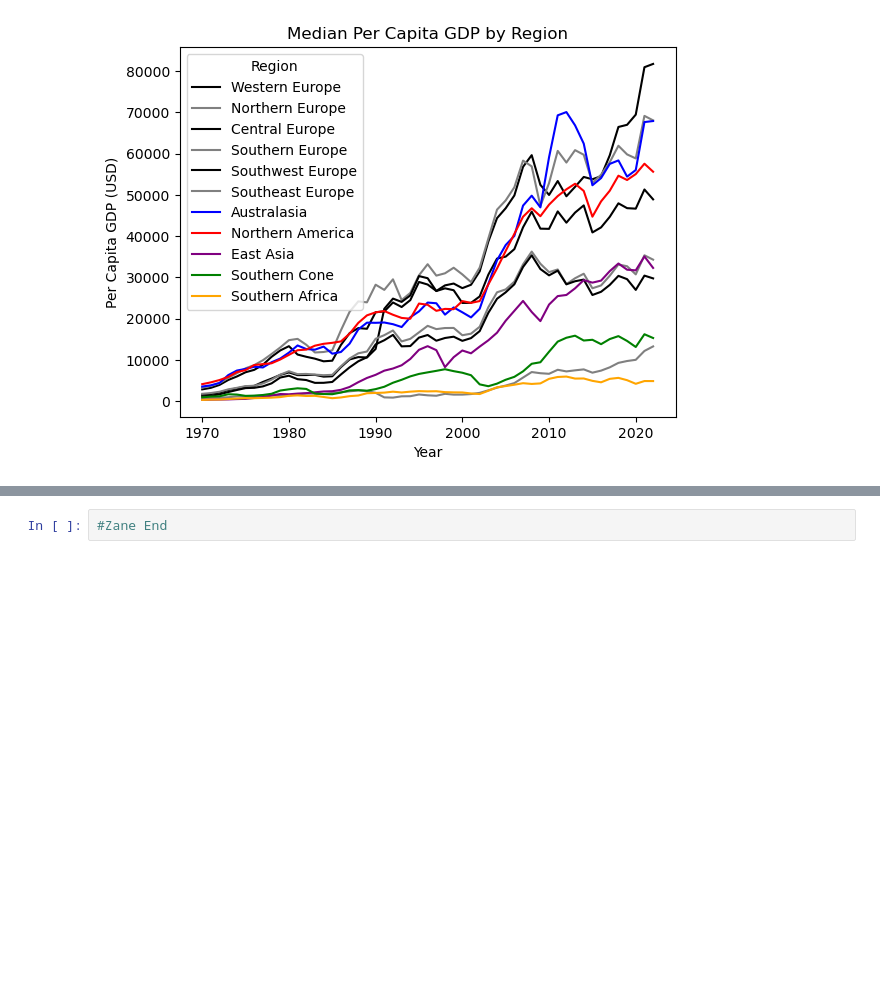
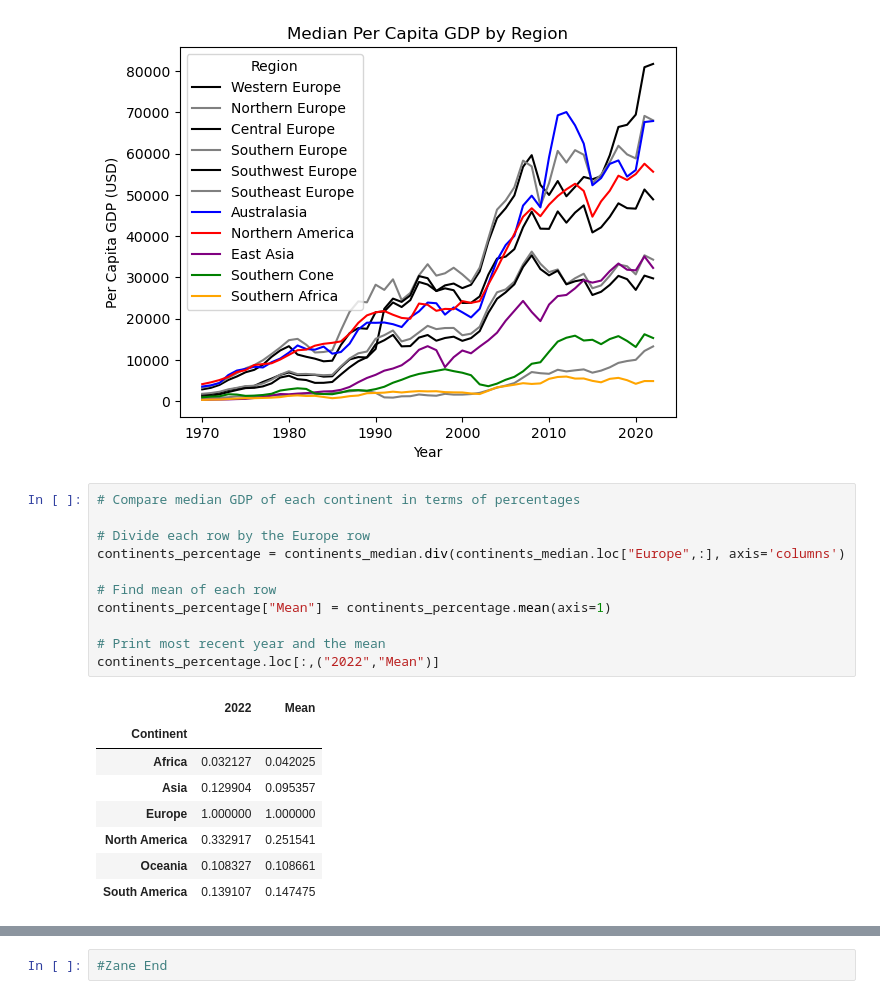
Before and after one commit to connerdekok/Country_GDP, a Jupyter notebook: Country_GDP.ipynb, the cells around one changed output, grey strips where cells are left out. Drawn from its saved outputs; the diff is of its cells as text; blank space fills up the shorter version.

```diff
--- a/Country_GDP.ipynb
+++ b/Country_GDP.ipynb
@@ -212,3 +212,23 @@ regions_subset_plot = regions_subset.T.plot(title='Median Per Capita GDP by Regi
 plt.savefig('plots/regions_subset_plot.png')
 # %% [output]
 [figure]
+# %%
+# Compare median GDP of each continent in terms of percentages
+
+# Divide each row by the Europe row
+continents_percentage = continents_median.div(continents_median.loc["Europe",:], axis='columns')
+
+# Find mean of each row
+continents_percentage["Mean"] = continents_percentage.mean(axis=1)
+
+# Print most recent year and the mean
+continents_percentage.loc[:,("2022","Mean")]
+# %% [output]
+|  | 2022 | Mean |
+| Continent |  |  |
+| Africa | 0.032127 | 0.042025 |
+| Asia | 0.129904 | 0.095357 |
+| Europe | 1.000000 | 1.000000 |
+| North America | 0.332917 | 0.251541 |
+| Oceania | 0.108327 | 0.108661 |
+| South America | 0.139107 | 0.147475 |
```
Also changed, not shown: parts of 2 cells of this notebook.
